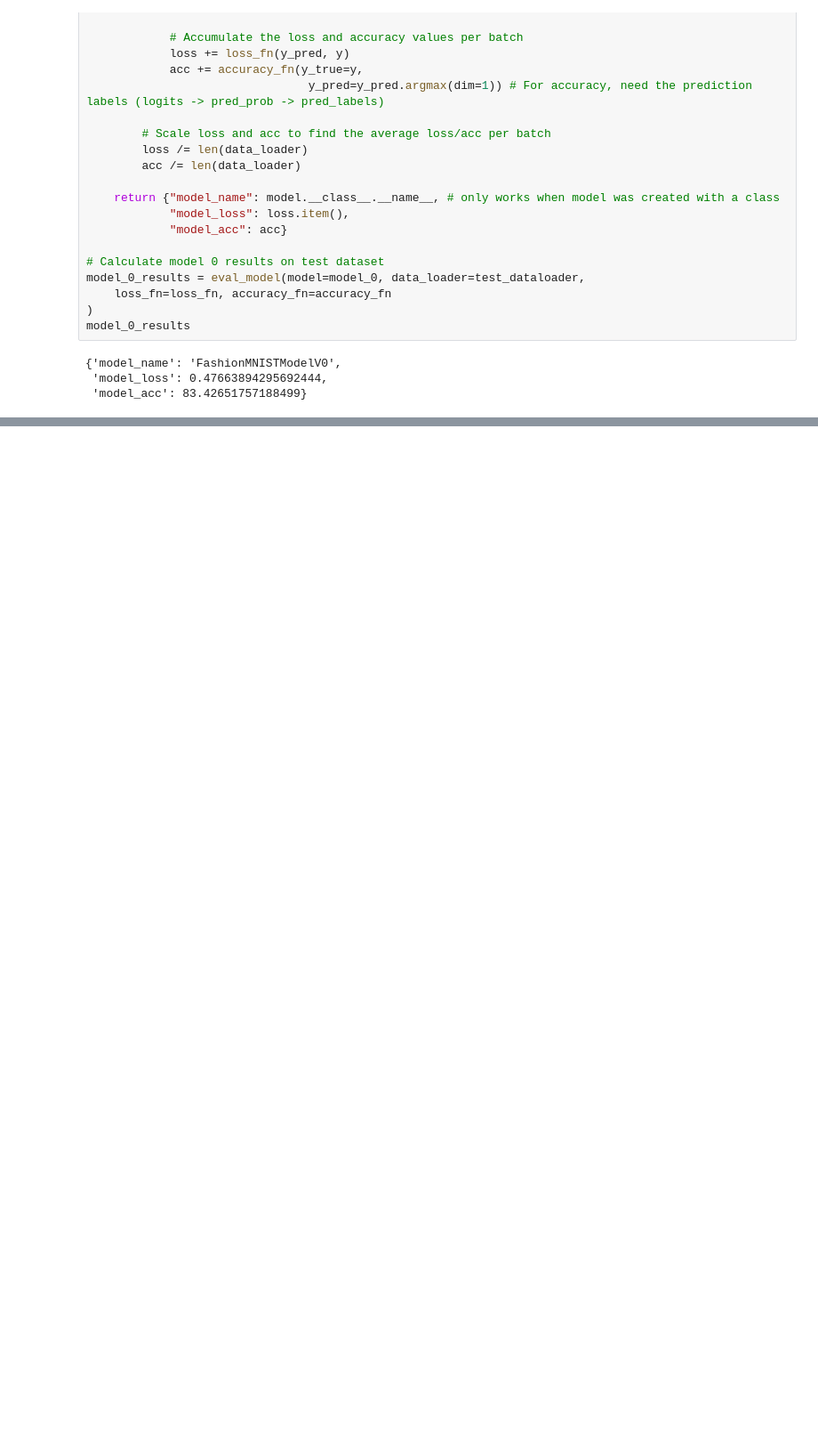
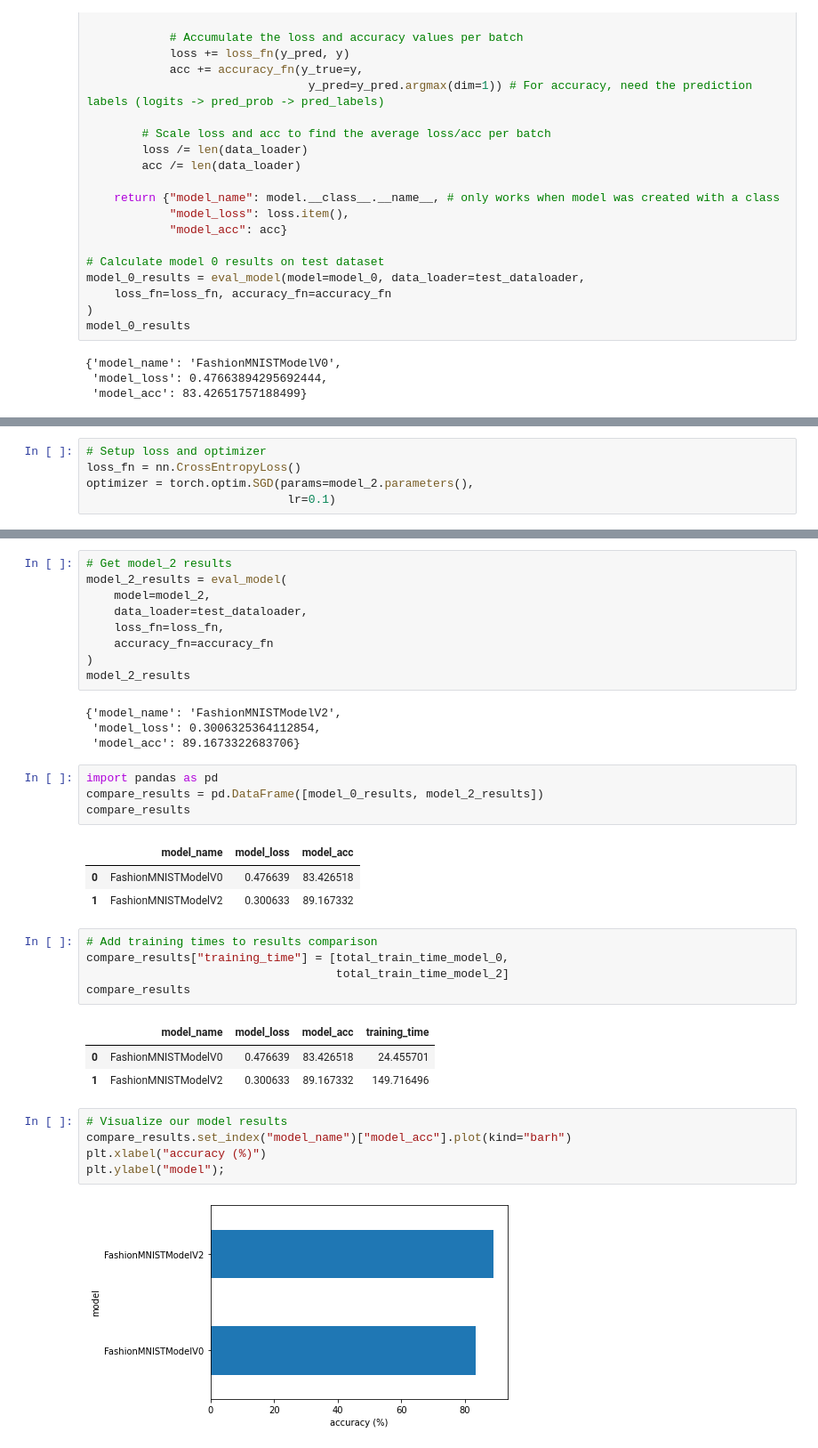
Before and after one commit to Deju35/PyTorch, a Jupyter notebook: fashion-mnsit.ipynb, the cells around one changed output, grey strips where cells are left out. Shown: that part at 89% size. Drawn from its saved outputs; the diff is of its cells as text; blank space fills up the shorter version.

Commit message:
Kaggle Notebook | fashion MNSIT | Version 2

```diff
--- a/fashion-mnsit.ipynb
+++ b/fashion-mnsit.ipynb
@@ -375,0 +458,5 @@ model_0_results
+# %%
+# Setup loss and optimizer
+loss_fn = nn.CrossEntropyLoss()
+optimizer = torch.optim.SGD(params=model_2.parameters(),
+                             lr=0.1)
@@ -375,0 +571,37 @@ model_0_results
+# %%
+# Get model_2 results
+model_2_results = eval_model(
+    model=model_2,
+    data_loader=test_dataloader,
+    loss_fn=loss_fn,
+    accuracy_fn=accuracy_fn
+)
+model_2_results
+# %% [output]
+{'model_name': 'FashionMNISTModelV2',
+ 'model_loss': 0.3006325364112854,
+ 'model_acc': 89.1673322683706}
+# %%
+import pandas as pd
+compare_results = pd.DataFrame([model_0_results, model_2_results])
+compare_results
+# %% [output]
+|  | model_name | model_loss | model_acc |
+| 0 | FashionMNISTModelV0 | 0.476639 | 83.426518 |
+| 1 | FashionMNISTModelV2 | 0.300633 | 89.167332 |
+# %%
+# Add training times to results comparison
+compare_results["training_time"] = [total_train_time_model_0,
+                                    total_train_time_model_2]
+compare_results
+# %% [output]
+|  | model_name | model_loss | model_acc | training_time |
+| 0 | FashionMNISTModelV0 | 0.476639 | 83.426518 | 24.455701 |
+| 1 | FashionMNISTModelV2 | 0.300633 | 89.167332 | 149.716496 |
+# %%
+# Visualize our model results
+compare_results.set_index("model_name")["model_acc"].plot(kind="barh")
+plt.xlabel("accuracy (%)")
+plt.ylabel("model");
+# %% [output]
+[figure, added]
```
Also changed, not shown: parts of 11 cells of this notebook.
